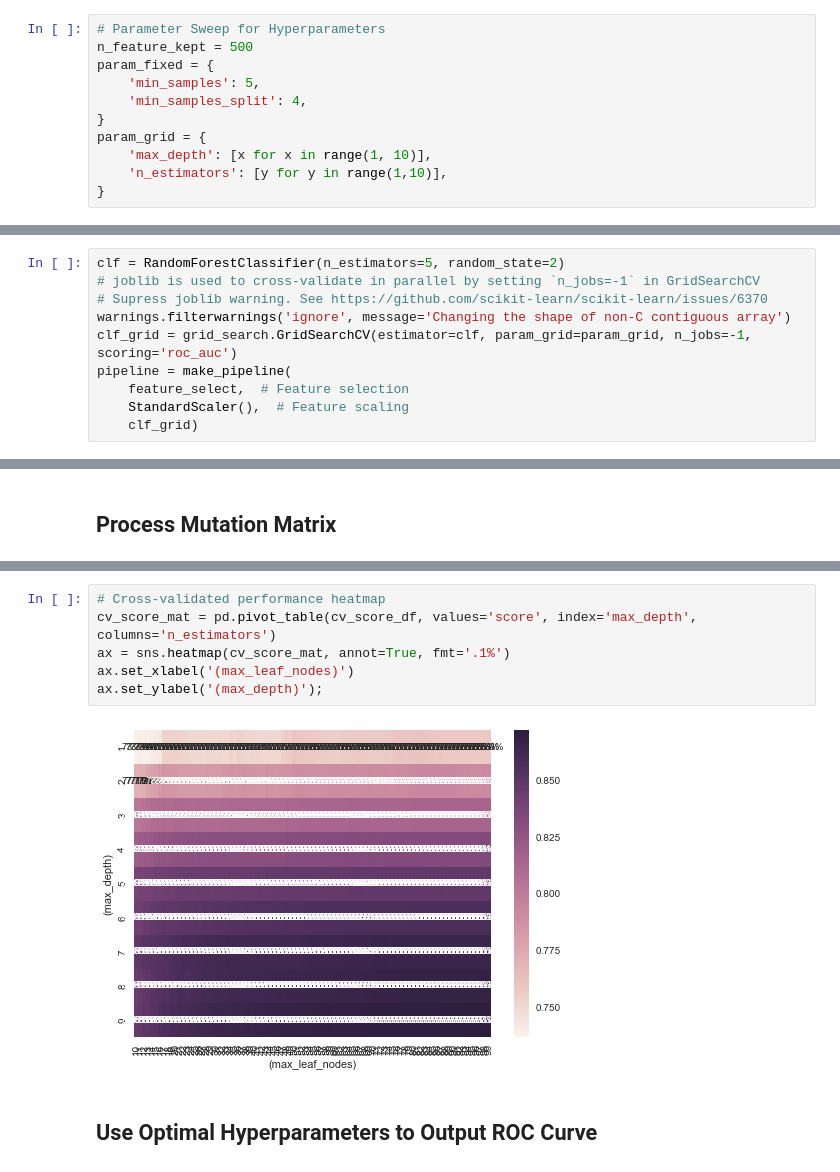
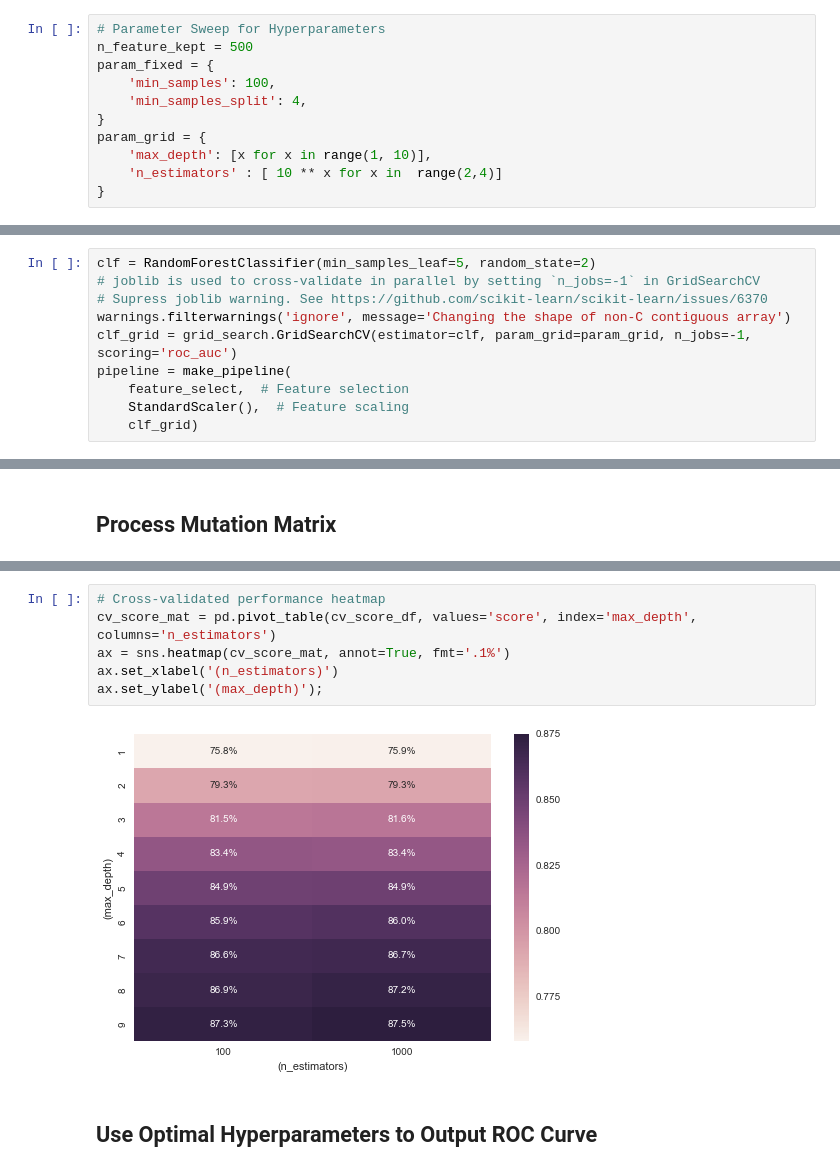
Before and after one commit to mans2singh/machine-learning, a Jupyter notebook: algorithms/RandomForestClassifier-mans2singh.ipynb, the cells around one changed output, grey strips where cells are left out. Saved outputs shown, nothing was run; the diff lists cells and outputs as text.

```diff
--- a/algorithms/RandomForestClassifier-mans2singh.ipynb
+++ b/algorithms/RandomForestClassifier-mans2singh.ipynb
@@ -32,12 +12,12 @@ GENE = 'TP53'
 # Parameter Sweep for Hyperparameters
 n_feature_kept = 500
 param_fixed = {
-    'min_samples': 5,
+    'min_samples': 100,
     'min_samples_split': 4,
 }
 param_grid = {
     'max_depth': [x for x in range(1, 10)],
-    'n_estimators': [y for y in range(1,10)],
+    'n_estimators' : [ 10 ** x for x in  range(2,4)]
 }
 # %% [markdown]
 *Here is some [documentation](http://scikit-learn.org/stable/modules/generated/sklearn.linear_model.SGDClassifier.html) regarding the classifier and hyperparameters*
@@ -131,7 +111,7 @@ feature_select = SelectKBest(fs_mad, k=n_feature_kept)
 # %% [markdown]
 ## Define pipeline and Cross validation model fitting
 # %%
-clf = RandomForestClassifier(n_estimators=5, random_state=2)
+clf = RandomForestClassifier(min_samples_leaf=5, random_state=2)
 # joblib is used to cross-validate in parallel by setting `n_jobs=-1` in GridSearchCV
 # Supress joblib warning. See https://github.com/scikit-learn/scikit-learn/issues/6370
 warnings.filterwarnings('ignore', message='Changing the shape of non-C contiguous array')
@@ -197,11 +177,11 @@ facet_grid.set_ylabels('AUROC');
 # %%
 # Cross-validated performance heatmap
 cv_score_mat = pd.pivot_table(cv_score_df, values='score', index='max_depth', columns='n_estimators')
 ax = sns.heatmap(cv_score_mat, annot=True, fmt='.1%')
-ax.set_xlabel('(max_leaf_nodes)')
+ax.set_xlabel('(n_estimators)')
 ax.set_ylabel('(max_depth)');
 # %% [output]
-[figure, old version]
+[figure, new version]
 # %% [markdown]
 ## Use Optimal Hyperparameters to Output ROC Curve
 # %%
```
Also changed, not shown: parts of 19 cells of this notebook, 1 other file.
